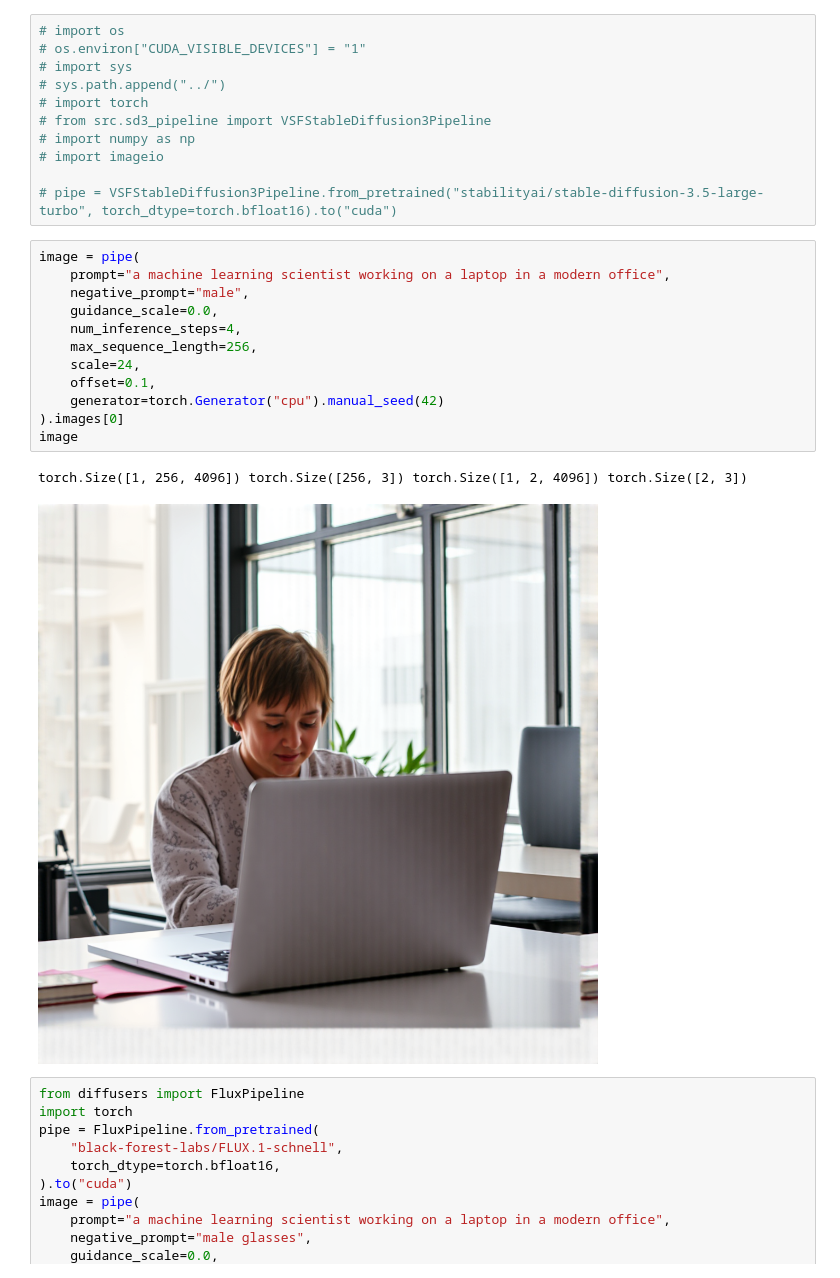
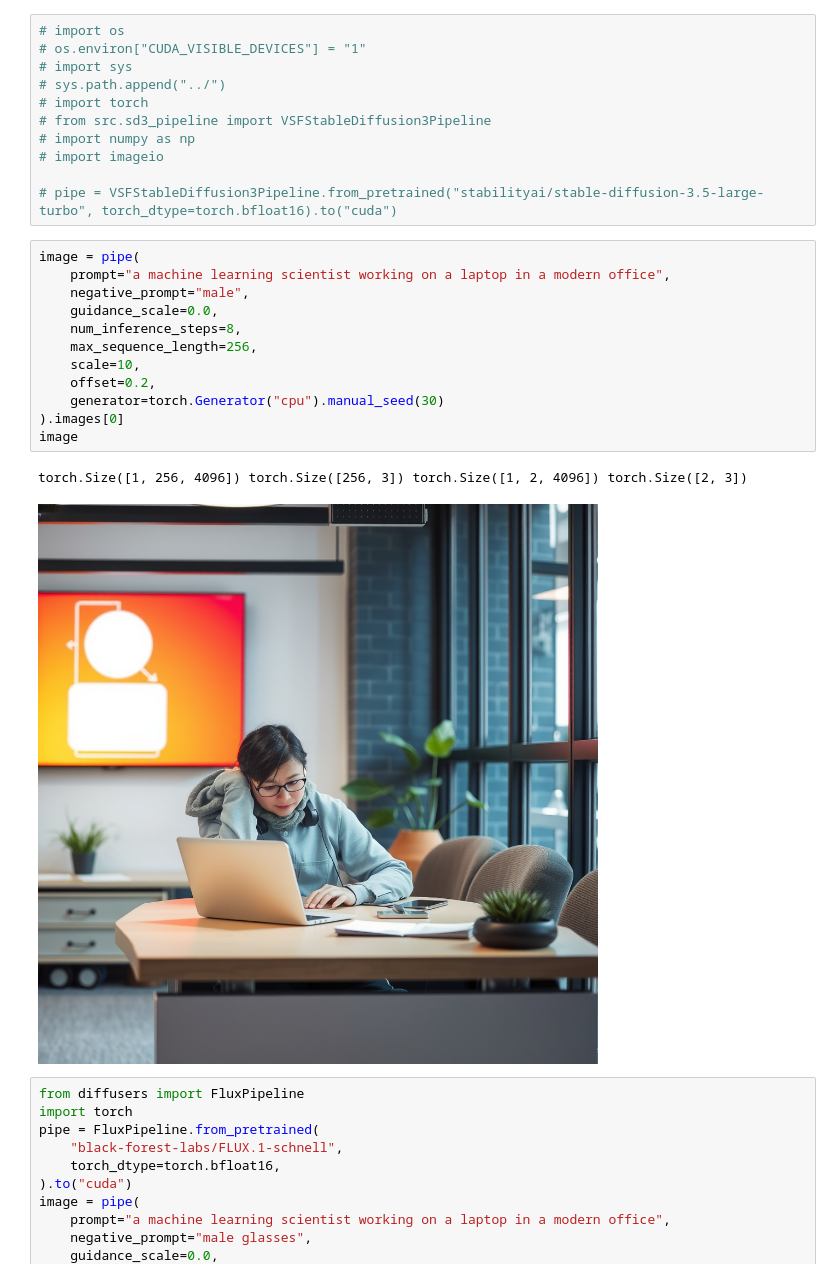
Before and after one commit to weathon/VSF, a Jupyter notebook: scripts/flux_compare.ipynb, the cells around one changed output. Cells and saved outputs as stored; diff of their text form.

```diff
--- a/scripts/flux_compare.ipynb
+++ b/scripts/flux_compare.ipynb
@@ -43,18 +43,18 @@ os.makedirs("flux_images", exist_ok=True)
 # %%
 image = pipe(
     prompt="a machine learning scientist working on a laptop in a modern office",
     negative_prompt="male",
     guidance_scale=0.0,
-    num_inference_steps=4,
+    num_inference_steps=8,
     max_sequence_length=256,
-    scale=24,
-    offset=0.1,
-    generator=torch.Generator("cpu").manual_seed(42)
+    scale=10,
+    offset=0.2,
+    generator=torch.Generator("cpu").manual_seed(30)
 ).images[0]
 image
 # %% [output]
 torch.Size([1, 256, 4096]) torch.Size([256, 3]) torch.Size([1, 2, 4096]) torch.Size([2, 3])
-[figure, old version]
+[figure, new version]
 # %%
 from diffusers import FluxPipeline
 import torch
```
Also changed, not shown: 40 other files.
